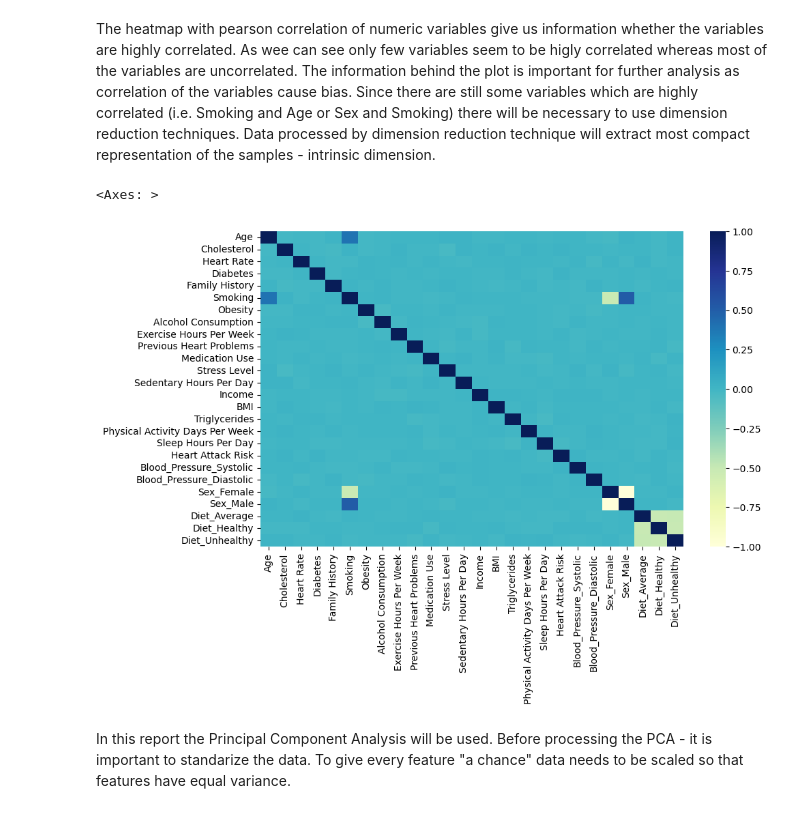
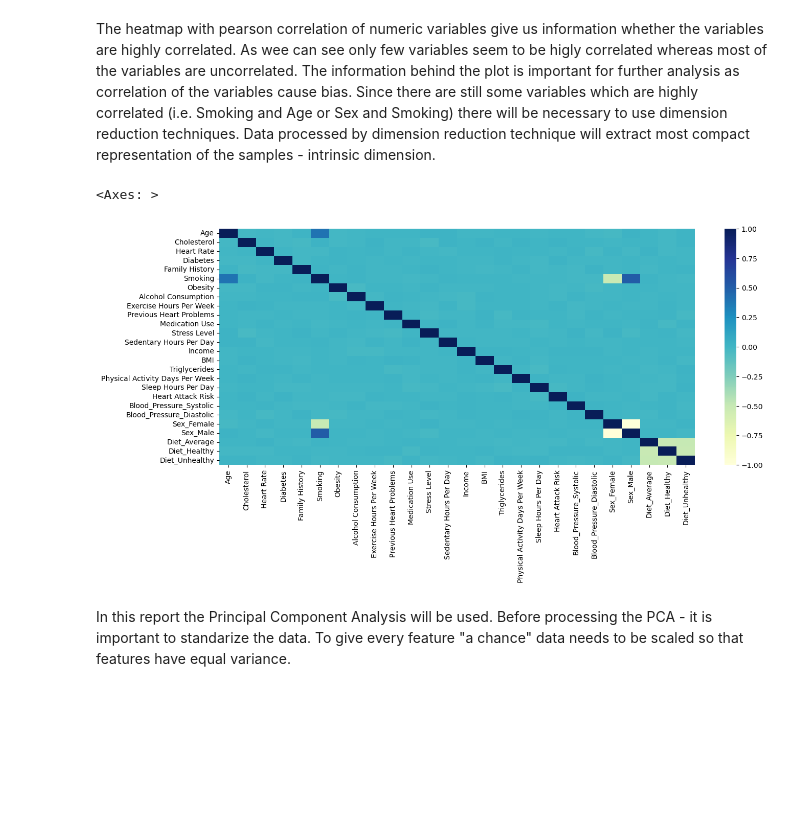
Before and after one commit to Hubert-Magdziak/Dimension-reduction, a Jupyter notebook: Dimension Reduction.ipynb, the cells around one changed output. Cells and saved outputs as stored; diff of their text form; code cells hidden in the pictures; blank space fills up the shorter version.

Commit message:
feat: plots size changed

```diff
--- a/Dimension Reduction.ipynb
+++ b/Dimension Reduction.ipynb
@@ -116,11 +100,11 @@ heart_numeric = heart_dummies[columns_numeric]
 The heatmap with pearson correlation of numeric variables give us information whether the variables are highly correlated. As wee can see only few variables seem to be higly correlated whereas most of the variables are uncorrelated. The information behind the plot is important for further analysis as correlation of the variables cause bias. Since there are still some variables which are highly correlated (i.e. Smoking and Age or Sex and Smoking) there will be necessary to use dimension reduction techniques. Data processed by dimension reduction technique will extract most compact representation of the samples - intrinsic dimension.
 # %%
 # We plot a heatmap of pearson correlation
-plt.figure(figsize = (10,6))
+plt.figure(figsize = (15,6))
 sns.heatmap(heart_numeric.corr(), cmap = "YlGnBu")
 # %% [output]
 <Axes: >
-[figure, old version]
+[figure, new version]
 # %% [markdown]
 In this report the Principal Component Analysis will be used. Before processing the PCA - it is important to standarize the data. To give every feature "a chance" data needs to be scaled so that features have equal variance.
 # %%
```
Also changed, not shown: parts of 10 cells of this notebook.
